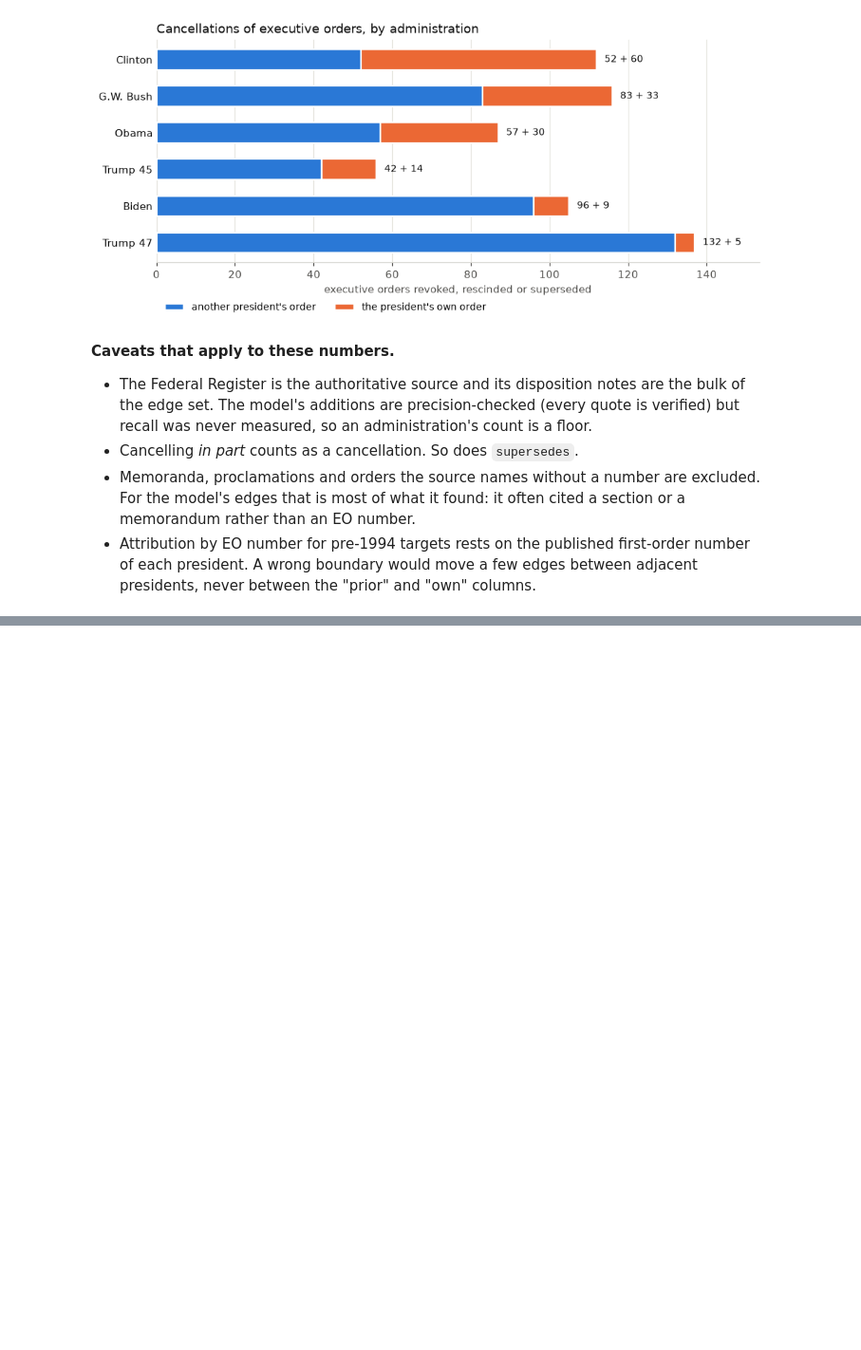
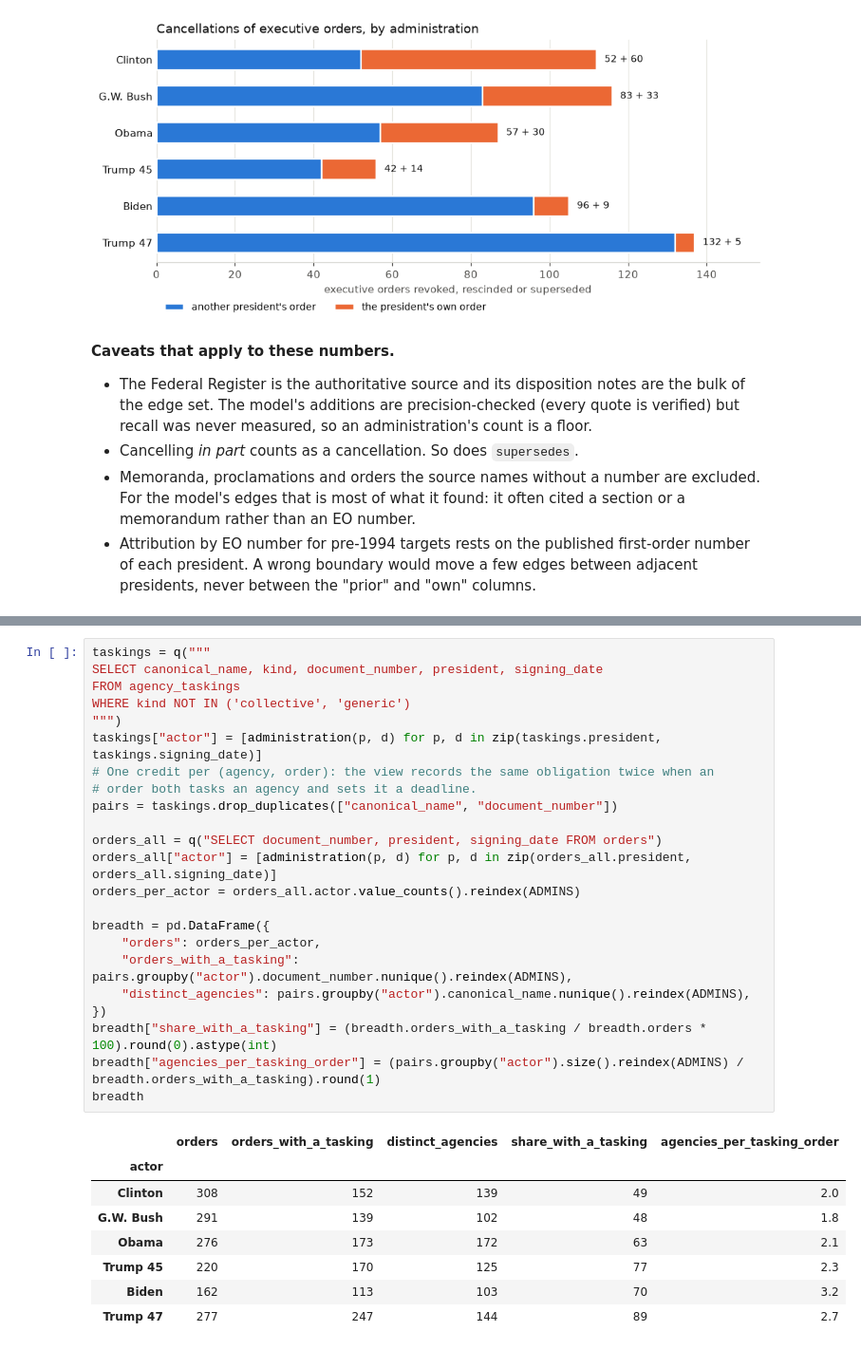
Before and after one commit to DaveKT/EO_Analysis, a Jupyter notebook: notebooks/analysis.ipynb, the cells around one changed output, grey strips where cells are left out. Shown at 95% size. Drawn from its saved outputs; the diff is of its cells as text; blank space fills up the shorter version.

```diff
--- a/notebooks/analysis.ipynb
+++ b/notebooks/analysis.ipynb
@@ -335,0 +355,32 @@ plt.show()
+# %%
+taskings = q("""
+SELECT canonical_name, kind, document_number, president, signing_date
+FROM agency_taskings
+WHERE kind NOT IN ('collective', 'generic')
+""")
+taskings["actor"] = [administration(p, d) for p, d in zip(taskings.president, taskings.signing_date)]
+# One credit per (agency, order): the view records the same obligation twice when an
+# order both tasks an agency and sets it a deadline.
+pairs = taskings.drop_duplicates(["canonical_name", "document_number"])
+
+orders_all = q("SELECT document_number, president, signing_date FROM orders")
+orders_all["actor"] = [administration(p, d) for p, d in zip(orders_all.president, orders_all.signing_date)]
+orders_per_actor = orders_all.actor.value_counts().reindex(ADMINS)
+
+breadth = pd.DataFrame({
+    "orders": orders_per_actor,
+    "orders_with_a_tasking": pairs.groupby("actor").document_number.nunique().reindex(ADMINS),
+    "distinct_agencies": pairs.groupby("actor").canonical_name.nunique().reindex(ADMINS),
+})
+breadth["share_with_a_tasking"] = (breadth.orders_with_a_tasking / breadth.orders * 100).round(0).astype(int)
+breadth["agencies_per_tasking_order"] = (pairs.groupby("actor").size().reindex(ADMINS) / breadth.orders_with_a_tasking).round(1)
+breadth
+# %% [output]
+|  | orders | orders_with_a_tasking | distinct_agencies | share_with_a_tasking | agencies_per_tasking_order |
+| actor |  |  |  |  |  |
+| Clinton | 308 | 152 | 139 | 49 | 2.0 |
+| G.W. Bush | 291 | 139 | 102 | 48 | 1.8 |
+| Obama | 276 | 173 | 172 | 63 | 2.1 |
+| Trump 45 | 220 | 170 | 125 | 77 | 2.3 |
+| Biden | 162 | 113 | 103 | 70 | 3.2 |
+| Trump 47 | 277 | 247 | 144 | 89 | 2.7 |
```
Also changed, not shown: parts of 6 cells of this notebook.
